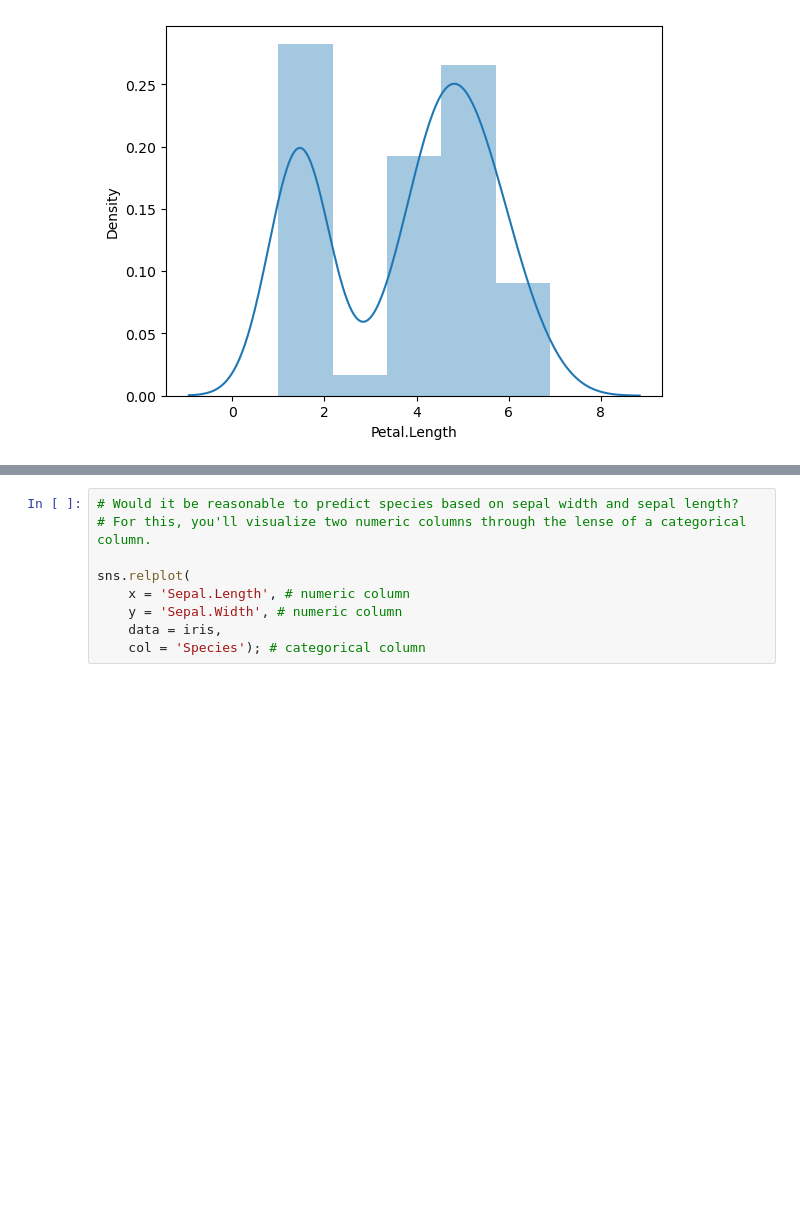
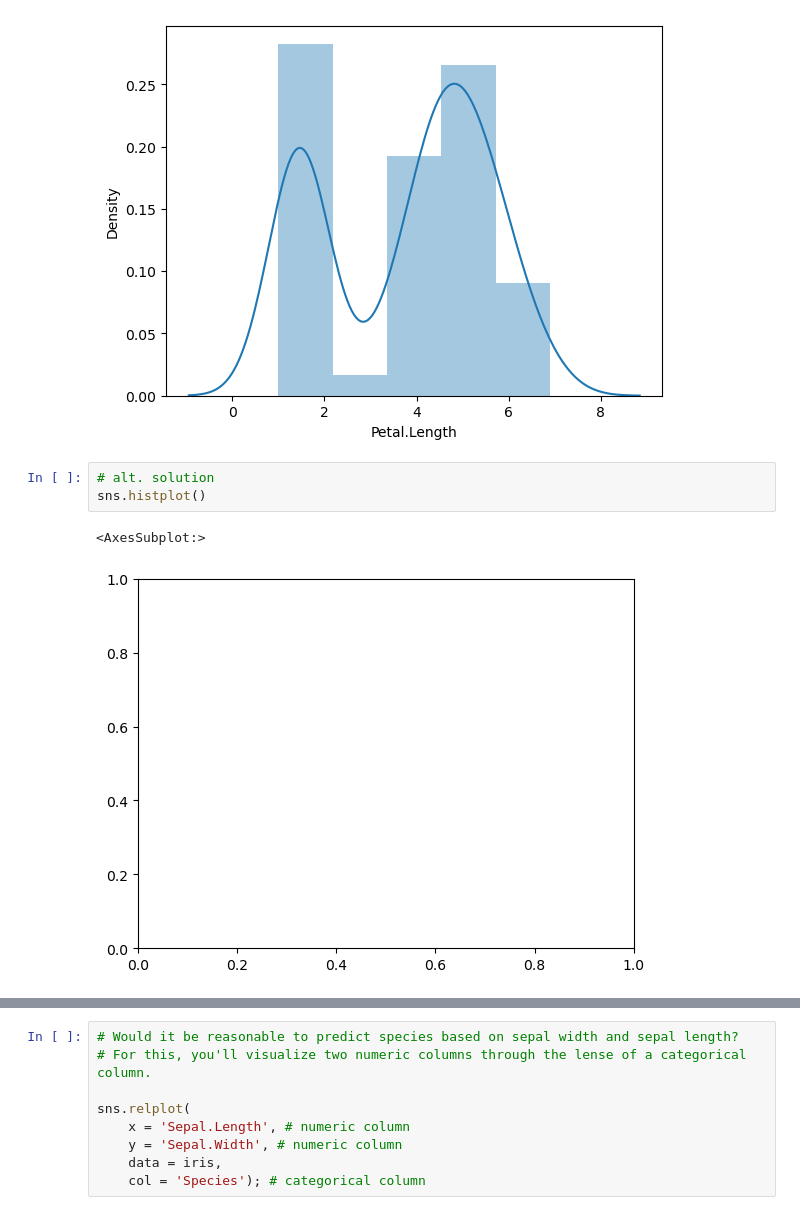
Before and after one commit to rob-casey/numpy-pandas-visualization-exercises, a Jupyter notebook: seaborn_exercises.ipynb, the cells around one changed output, grey strips where cells are left out. Saved outputs shown, nothing was run; the diff lists cells and outputs as text; blank space fills up the shorter version.

```diff
--- a/seaborn_exercises.ipynb
+++ b/seaborn_exercises.ipynb
@@ -37,6 +40,12 @@ iris.shape
 sns.distplot(iris['Petal.Length']);
 # %% [output]
 [figure]
+# %%
+# alt. solution
+sns.histplot()
+# %% [output]
+<AxesSubplot:>
+[figure, added]
 # %%
 # Is there a correlation between petal length and petal width?
 # Use http://guessthecorrelation.com/ as a hint to how we could
```
Also changed, not shown: parts of 20 cells of this notebook, 3 other files.
